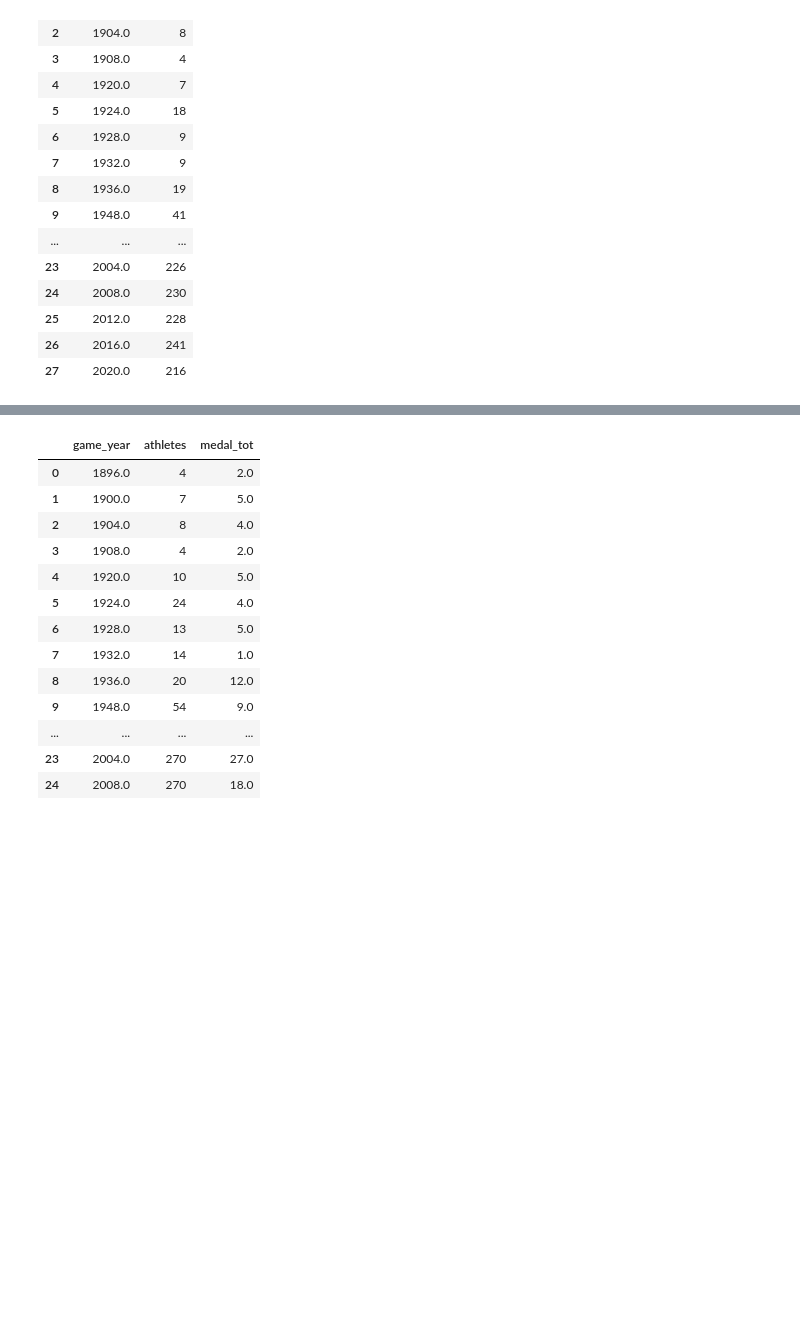
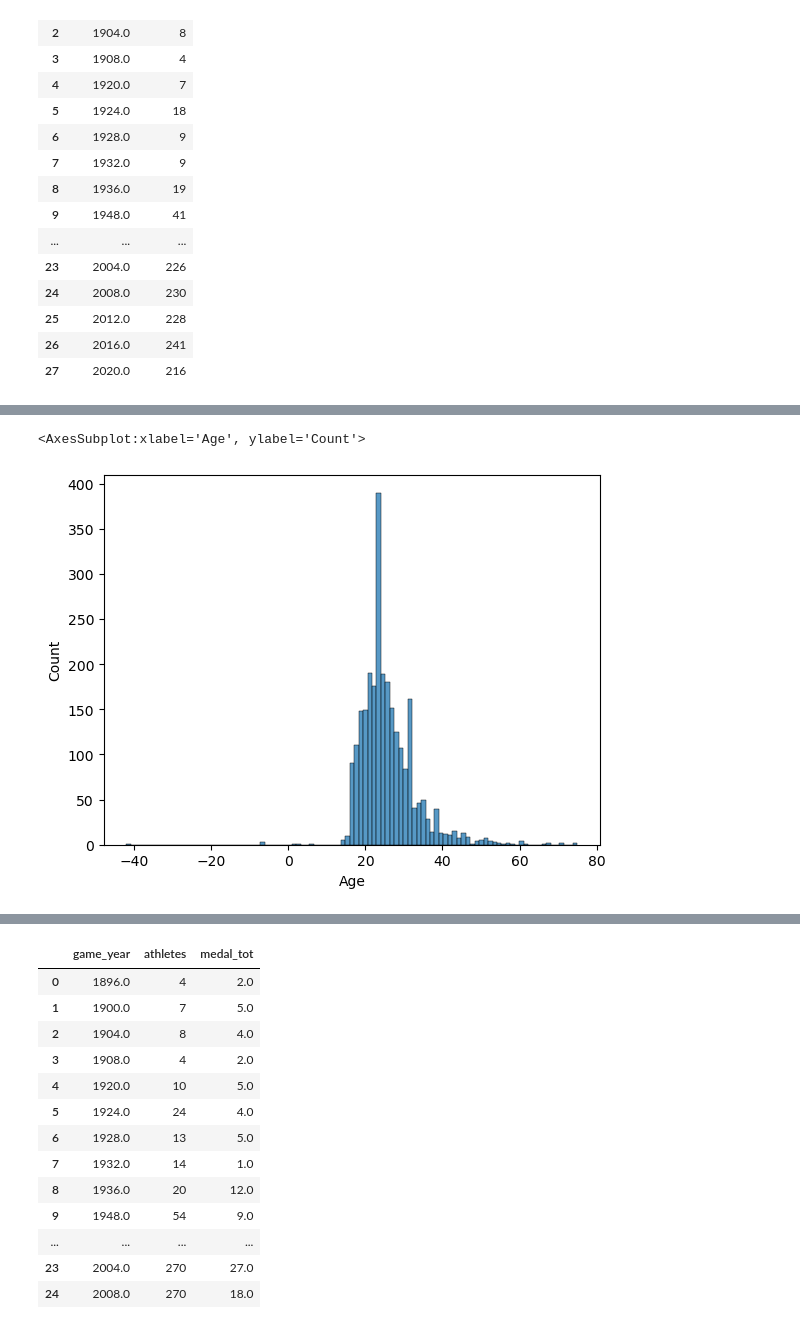
Before and after one commit to Mehdi-212/Brief-JO, a Jupyter notebook: Brief JO/brief_6_part_1/Brief JO.ipynb, the cells around one changed output, grey strips where cells are left out. Drawn from its saved outputs; the diff is of its cells as text; code cells hidden in the pictures; blank space fills up the shorter version.

```diff
--- a/Brief JO/brief_6_part_1/Brief JO.ipynb
+++ b/Brief JO/brief_6_part_1/Brief JO.ipynb
@@ -311,0 +271,3 @@ resultat_host'''
+# %%
+final_athlete = resultat[resultat['participant_type']=='Athlete']
+final_athlete.head()
@@ -311,0 +281,5 @@ resultat_host'''
+# %%
+
+df_athlete = final_athlete.merge(ete, how='right', left_on='slug_game', right_on='game_slug')
+df_athlete = df_athlete[df_athlete['country_name']=='Australia']
+df_athlete.head()
@@ -311,0 +314,3 @@ resultat_host'''
+# %%
+df_reesult = df_athlete.merge(athlete,how='inner')
+df_reesult.head()
@@ -311,0 +325,3 @@ resultat_host'''
+# %%
+df_all_result = df_reesult.assign(Age = lambda x: (x["game_year"] - x["athlete_year_birth"]))
+df_all_result.head()
@@ -311,0 +336,5 @@ resultat_host'''
+# %%
+sns.histplot(data=df_all_result, x="Age")
+# %% [output]
+<AxesSubplot:xlabel='Age', ylabel='Count'>
+[figure, added]
```
Also changed, not shown: parts of 45 cells of this notebook.
